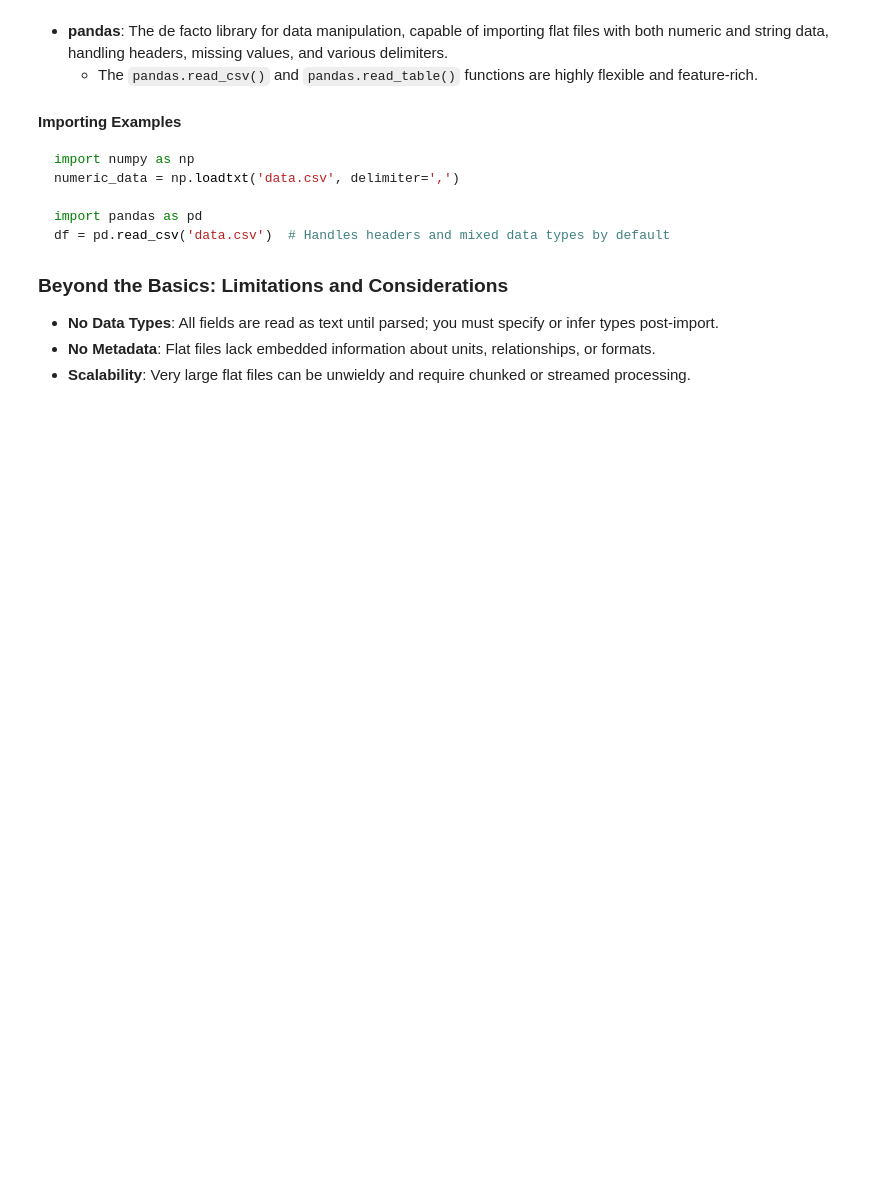
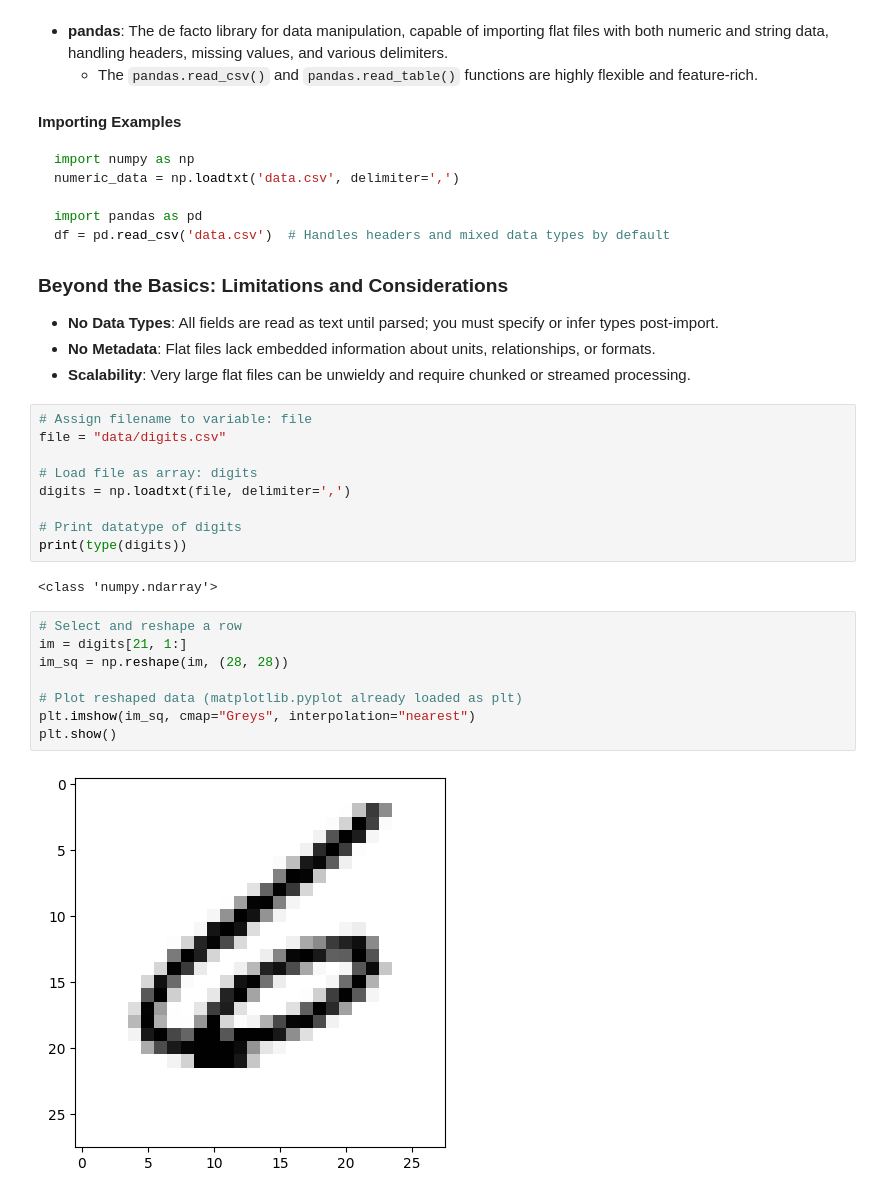
Before and after one commit to jhlopesalves/data-science-notebooks, a Jupyter notebook: Python/python_fundamentals/importing_data/importing_data.ipynb, the cells around one changed output. Drawn from its saved outputs; the diff is of its cells as text; blank space fills up the shorter version.

Commit message:
finished introduction to importing data in python and started intermediate importing data (the following course)

```diff
--- a/Python/python_fundamentals/importing_data/importing_data.ipynb
+++ b/Python/python_fundamentals/importing_data/importing_data.ipynb
@@ -208,3 +239,24 @@ df = pd.read_csv('data.csv')  # Handles headers and mixed data types by default
 - **No Data Types**: All fields are read as text until parsed; you must specify or infer types post-import.
 - **No Metadata**: Flat files lack embedded information about units, relationships, or formats.
 - **Scalability**: Very large flat files can be unwieldy and require chunked or streamed processing.
+# %%
+# Assign filename to variable: file
+file = "data/digits.csv"
+
+# Load file as array: digits
+digits = np.loadtxt(file, delimiter=',')
+
+# Print datatype of digits
+print(type(digits))
+# %% [output]
+<class 'numpy.ndarray'>
+# %%
+# Select and reshape a row
+im = digits[21, 1:]
+im_sq = np.reshape(im, (28, 28))
+
+# Plot reshaped data (matplotlib.pyplot already loaded as plt)
+plt.imshow(im_sq, cmap="Greys", interpolation="nearest")
+plt.show()
+# %% [output]
+[figure, added]
```
Also changed, not shown: parts of 79 cells of this notebook, 11 other files.
